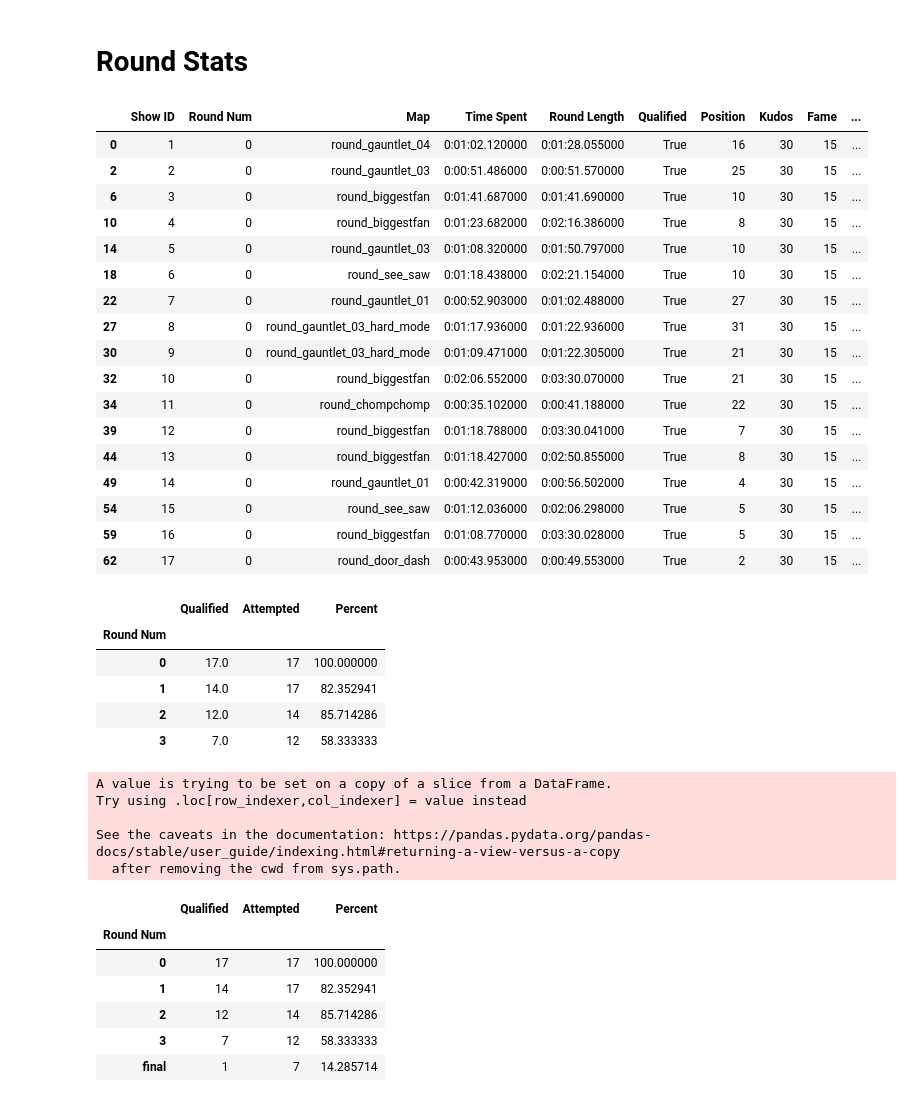
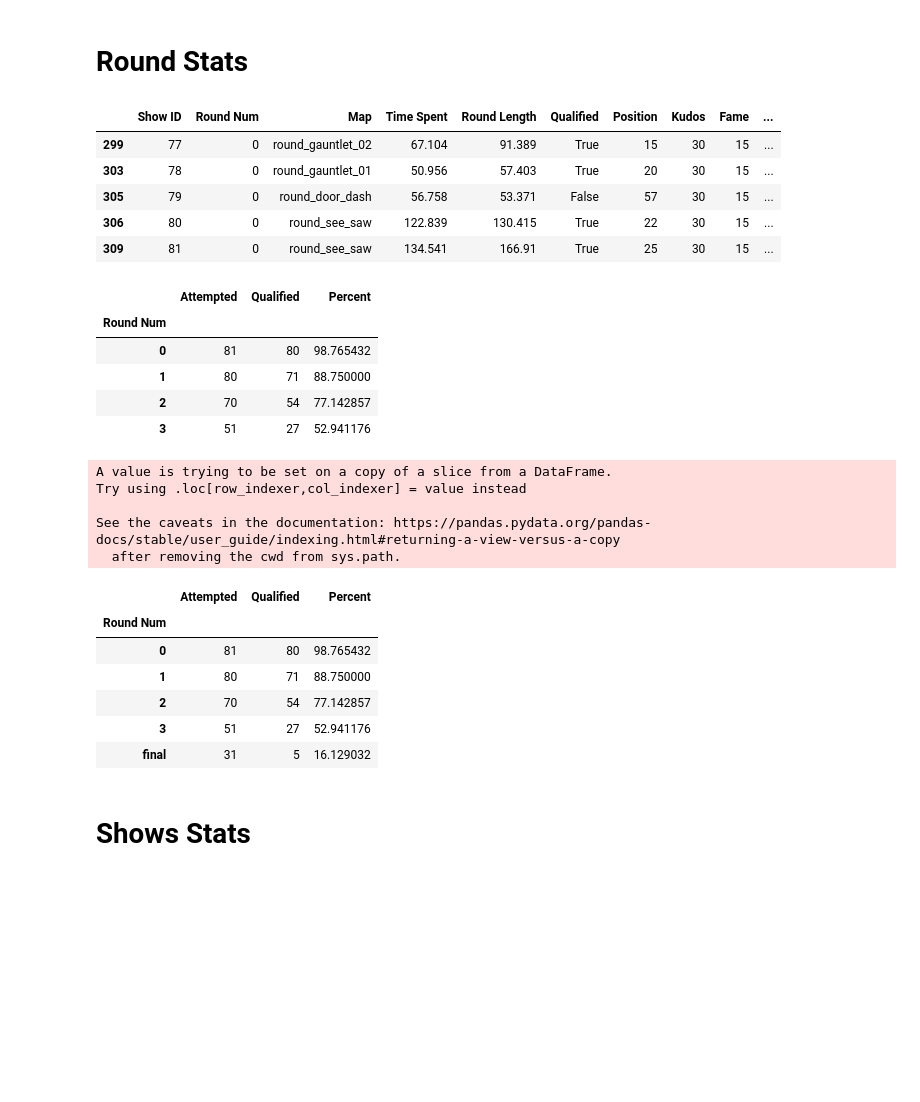
Before and after one commit to jvmohr/dataScience, a Jupyter notebook: Fall Guys/Fall Guys Data Exploration.ipynb, the cells around one changed output. Cells and saved outputs as stored; diff of their text form; code cells hidden in the pictures; blank space fills up the shorter version.

```diff
--- a/Fall Guys/Fall Guys Data Exploration.ipynb
+++ b/Fall Guys/Fall Guys Data Exploration.ipynb
@@ -116,6 +89,17 @@ rounds_df.groupby('Map').sum()
 # percent
 # %% [markdown]
 # Map Stats
+# %%
+def getSeconds(x):
+    if x == 'uncertain': return x
+    w = datetime.datetime.strptime(x, '%H:%M:%S.%f').time()
+    return float(str(w.hour + w.minute * 60 + w.second) + '.' + str(w.microsecond))
 # %%
-rounds_df[rounds_df['Qualified']].groupby('Map').mean();
+rounds_df['Time Spent'] = rounds_df['Time Spent'].apply(getSeconds)
+rounds_df['Round Length'] = rounds_df['Round Length'].apply(getSeconds)
+
+qual_df = rounds_df[rounds_df['Qualified']]
+qual_df['Round Length'] = qual_df['Round Length'].astype(float)
+
+qual_df.groupby('Map').mean();
 # time, need to convert to seconds first
@@ -176,26 +174,14 @@ finals_df = rounds_df[np.isin(rounds_df['Map'], list_of_finals)] # just finals
 non_finals_df = rounds_df[~np.isin(rounds_df['Map'], list_of_finals)] # remove finals
 # %%
 working_df = non_finals_df[non_finals_df['Round Num'] == 0]
-working_df
+working_df.tail()
 # %% [output]
 |  | Show ID | Round Num | Map | Time Spent | Round Length | Qualified | Position | Kudos | Fame | ... |
-| 0 | 1 | 0 | round_gauntlet_04 | 0:01:02.120000 | 0:01:28.055000 | True | 16 | 30 | 15 | ... |
-| 2 | 2 | 0 | round_gauntlet_03 | 0:00:51.486000 | 0:00:51.570000 | True | 25 | 30 | 15 | ... |
-| 6 | 3 | 0 | round_biggestfan | 0:01:41.687000 | 0:01:41.690000 | True | 10 | 30 | 15 | ... |
-| 10 | 4 | 0 | round_biggestfan | 0:01:23.682000 | 0:02:16.386000 | True | 8 | 30 | 15 | ... |
-| 14 | 5 | 0 | round_gauntlet_03 | 0:01:08.320000 | 0:01:50.797000 | True | 10 | 30 | 15 | ... |
-| 18 | 6 | 0 | round_see_saw | 0:01:18.438000 | 0:02:21.154000 | True | 10 | 30 | 15 | ... |
-| 22 | 7 | 0 | round_gauntlet_01 | 0:00:52.903000 | 0:01:02.488000 | True | 27 | 30 | 15 | ... |
-| 27 | 8 | 0 | round_gauntlet_03_hard_mode | 0:01:17.936000 | 0:01:22.936000 | True | 31 | 30 | 15 | ... |
-| 30 | 9 | 0 | round_gauntlet_03_hard_mode | 0:01:09.471000 | 0:01:22.305000 | True | 21 | 30 | 15 | ... |
-| 32 | 10 | 0 | round_biggestfan | 0:02:06.552000 | 0:03:30.070000 | True | 21 | 30 | 15 | ... |
-| 34 | 11 | 0 | round_chompchomp | 0:00:35.102000 | 0:00:41.188000 | True | 22 | 30 | 15 | ... |
-| 39 | 12 | 0 | round_biggestfan | 0:01:18.788000 | 0:03:30.041000 | True | 7 | 30 | 15 | ... |
-| 44 | 13 | 0 | round_biggestfan | 0:01:18.427000 | 0:02:50.855000 | True | 8 | 30 | 15 | ... |
-| 49 | 14 | 0 | round_gauntlet_01 | 0:00:42.319000 | 0:00:56.502000 | True | 4 | 30 | 15 | ... |
-| 54 | 15 | 0 | round_see_saw | 0:01:12.036000 | 0:02:06.298000 | True | 5 | 30 | 15 | ... |
-| 59 | 16 | 0 | round_biggestfan | 0:01:08.770000 | 0:03:30.028000 | True | 5 | 30 | 15 | ... |
-| 62 | 17 | 0 | round_door_dash | 0:00:43.953000 | 0:00:49.553000 | True | 2 | 30 | 15 | ... |
+| 299 | 77 | 0 | round_gauntlet_02 | 67.104 | 91.389 | True | 15 | 30 | 15 | ... |
+| 303 | 78 | 0 | round_gauntlet_01 | 50.956 | 57.403 | True | 20 | 30 | 15 | ... |
+| 305 | 79 | 0 | round_door_dash | 56.758 | 53.371 | False | 57 | 30 | 15 | ... |
+| 306 | 80 | 0 | round_see_saw | 122.839 | 130.415 | True | 22 | 30 | 15 | ... |
+| 309 | 81 | 0 | round_see_saw | 134.541 | 166.91 | True | 25 | 30 | 15 | ... |
 # %%
 # call once for finals_df and once for non_finals_df
 def getRoundInfo(df, finals=False):
@@ -210,17 +196,17 @@ def getRoundInfo(df, finals=False):
     return new_df
 # %%
 new_df = pd.DataFrame(index=non_finals_df.groupby('Round Num').sum().index)
-new_df['Qualified'] = non_finals_df.groupby('Round Num').sum()['Qualified']
 new_df['Attempted'] = non_finals_df.groupby('Round Num').count()['Qualified']
+new_df['Qualified'] = non_finals_df.groupby('Round Num').sum()['Qualified'].astype(int)
 new_df['Percent'] = 100 * new_df['Qualified'] / new_df['Attempted']
 new_df
 # %% [output]
-|  | Qualified | Attempted | Percent |
+|  | Attempted | Qualified | Percent |
 | Round Num |  |  |  |
-| 0 | 17.0 | 17 | 100.000000 |
-| 1 | 14.0 | 17 | 82.352941 |
-| 2 | 12.0 | 14 | 85.714286 |
-| 3 | 7.0 | 12 | 58.333333 |
+| 0 | 81 | 80 | 98.765432 |
+| 1 | 80 | 71 | 88.750000 |
+| 2 | 70 | 54 | 77.142857 |
+| 3 | 51 | 27 | 52.941176 |
 # %%
 rounds_data_df = getRoundInfo(non_finals_df)
 rounds_data_df = rounds_data_df.append(getRoundInfo(finals_df, finals=True))
@@ -231,10 +217,12 @@ Try using .loc[row_indexer,col_indexer] = value instead
 
 See the caveats in the documentation: https://pandas.pydata.org/pandas-docs/stable/user_guide/indexing.html#returning-a-view-versus-a-copy
   after removing the cwd from sys.path.
-|  | Qualified | Attempted | Percent |
+|  | Attempted | Qualified | Percent |
 | Round Num |  |  |  |
-| 0 | 17 | 17 | 100.000000 |
-| 1 | 14 | 17 | 82.352941 |
-| 2 | 12 | 14 | 85.714286 |
-| 3 | 7 | 12 | 58.333333 |
-| final | 1 | 7 | 14.285714 |
+| 0 | 81 | 80 | 98.765432 |
+| 1 | 80 | 71 | 88.750000 |
+| 2 | 70 | 54 | 77.142857 |
+| 3 | 51 | 27 | 52.941176 |
+| final | 31 | 5 | 16.129032 |
+# %% [markdown]
+# Shows Stats
```
Also changed, not shown: parts of 17 cells of this notebook, 4 other files.
